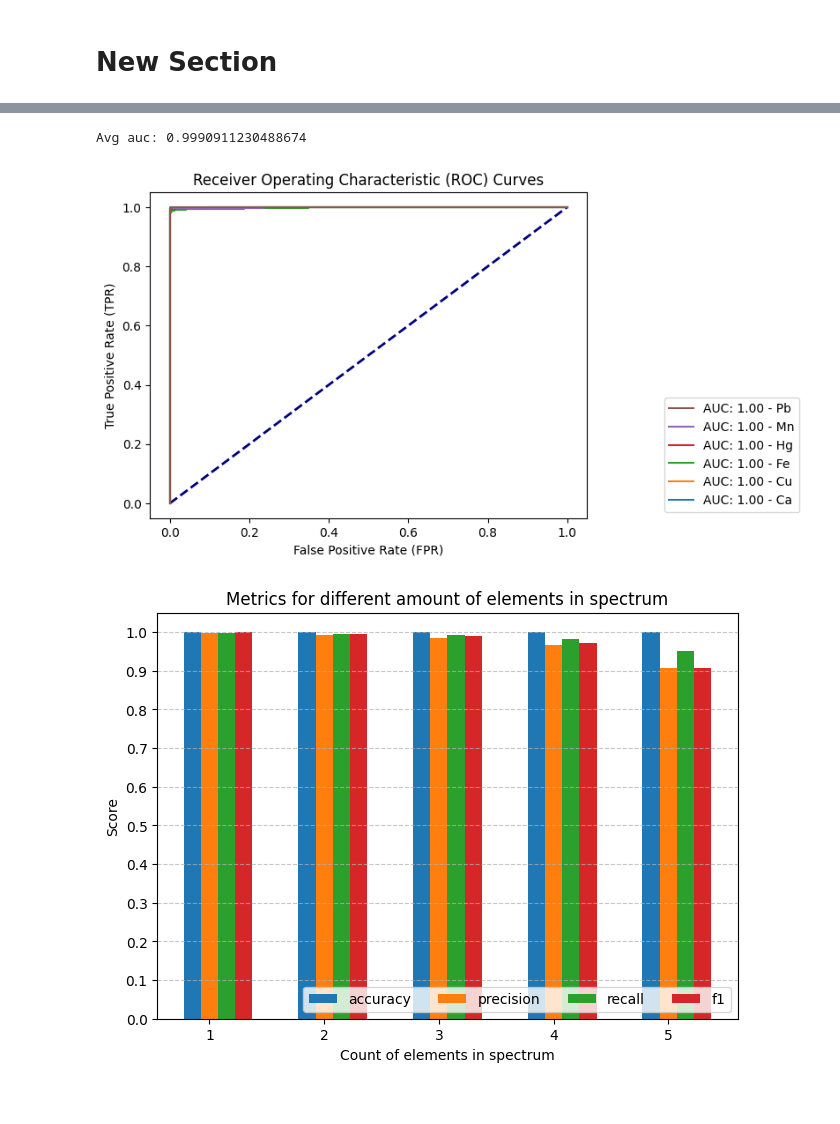
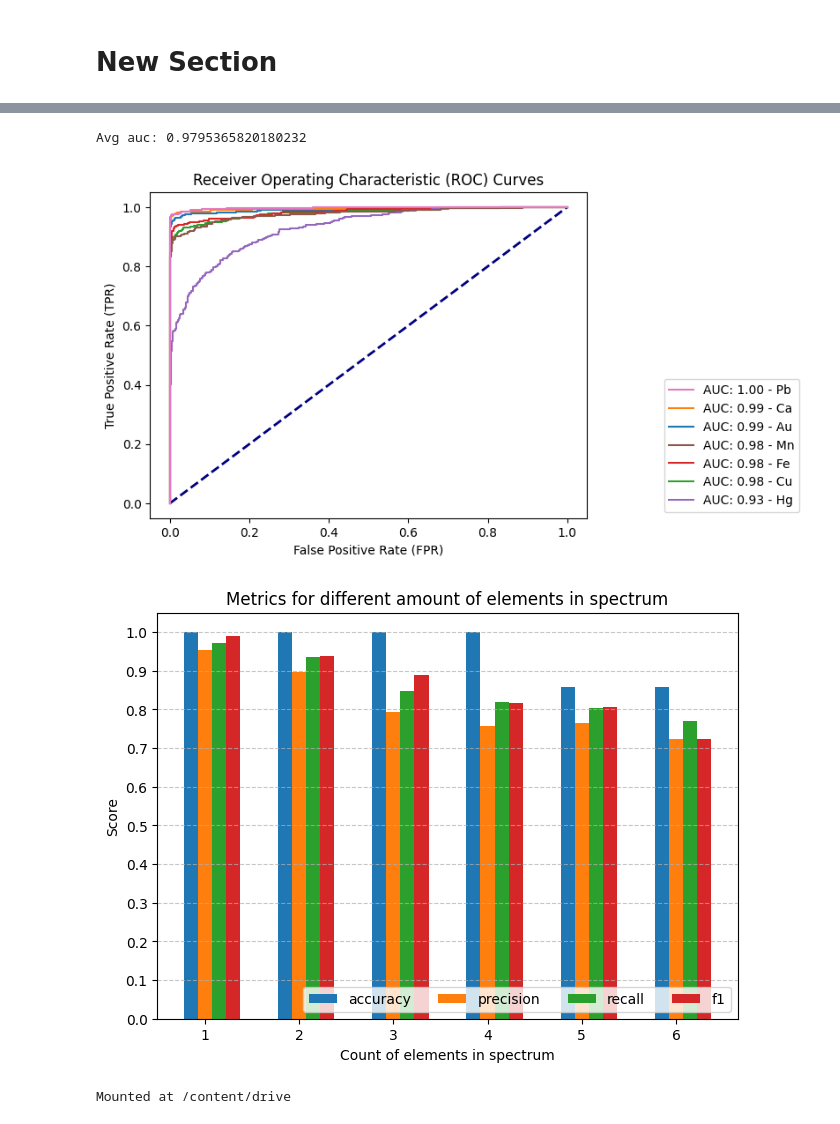
Before and after one commit to erzar0/masters-thesis, a Jupyter notebook: proof_of_concept_dev.ipynb, the cells around one changed output, grey strips where cells are left out. Cells and saved outputs as stored; diff of their text form; code cells hidden in the pictures.

```diff
--- a/proof_of_concept_dev.ipynb
+++ b/proof_of_concept_dev.ipynb
@@ -543,0 +590,13 @@ torch.Size([128, 6])
+# %%
+BATCH_SIZE = 16
+
+X_train, X_valid, y_train, y_valid = train_test_split(X, y, train_size=0.9, shuffle=True)
+train_loader = EvaluationUtils.create_dataloader(X_train, y_train, DEVICE, batch_size=BATCH_SIZE, shuffle=True)
+valid_loader = EvaluationUtils.create_dataloader(X_valid, y_valid, DEVICE, batch_size=BATCH_SIZE, shuffle=True)
+
+for X_batch, y_batch in train_loader:
+    plt.plot(X_batch[0, 0, 6].cpu().detach().numpy())
+    plt.plot(X_batch[0, 1, 6].cpu().detach().numpy())
+    print(X_batch.shape)
+    print(y_batch.shape)
+    break
@@ -655,7 +768,9 @@ class PhysicsInformedLoss(nn.Module):
         zero_tensor = torch.zeros_like(X).to(self.device)
 
         predicted_element_percentages = self.softmax(y_pred)
-        artificial_spectra = torch.stack([TrainDataGeneratorTorch.generate_sample(energy_range=torch.linspace(TrainDataGenerator.MIN_ENERGY, TrainDataGenerator.MAX_ENERGY, TrainDataGenerator.CHANNELS_COUNT), selected_elements=ElementLines.NUM2SYMBOL, element_percentages=input.clone(), mu_err_global=0, mu_max_err=0, sigma_max_err=0, scale_sigma=1, set_percentages=False, cache_element_samples=True) for input in predicted_element_percentages], dim=0)
+        artificial_spectra = torch.stack([TrainDataGeneratorTorch.generate_sample(energy_range=torch.linspace(TrainDataGenerator.MIN_ENERGY, TrainDataGenerator.MAX_ENERGY, TrainDataGenerator.CHANNELS_COUNT)
+        , selected_elements=ElementLines.NUM2SYMBOL
+                                                                                  , element_percentages=input, mu_err_global=0, mu_max_err=0, sigma_max_err=0, scale_sigma=1, set_percentages=False, cache_element_samples=True) for input in predicted_element_percentages], dim=0)
         spectra_diff = X - artificial_spectra
 
         bce_input = self.sigmoid(y_pred)
@@ -669,7 +784,7 @@ class PhysicsInformedLoss(nn.Module):
         bce = self.bce_loss(bce_input, y)
         return  self.bce_weight * bce + self.mse_weight * mse
 # %%
-EPOCHS = 5
+EPOCHS = 1
 optimizer = optim.Adam(model.parameters(), lr=0.001)
 # criterion = nn.BCEWithLogitsLoss()
 # criterion = nn.BCELoss()
@@ -699,17 +814,18 @@ train epoch avg loss: 0.06
 valid loss: 0.06
 <All keys matched successfully>
 # %%
+model.load_state_dict(torch.load('new_model.pt'))
 MODEL_NAME = "new_model"
 torch.save(model.state_dict(), f"./{MODEL_NAME}.pt")
 
-print("loss: %.2f" % best_loss)
+# print("loss: %.2f" % best_loss)
 
-plt.grid(True)
-plt.xlabel("epoch")
-plt.ylabel("loss")
-plt.xticks(range(len(train_history)))
-plt.title(f"{MODEL_NAME} loss")
-plt.plot(train_history, label="train avg loss")
-plt.plot(valid_history, label="valid loss")
-plt.legend()
-plt.savefig(f"{MODEL_NAME}_loss.svg")
+# plt.grid(True)
+# plt.xlabel("epoch")
+# plt.ylabel("loss")
+# plt.xticks(range(len(train_history)))
+# plt.title(f"{MODEL_NAME} loss")
+# plt.plot(train_history, label="train avg loss")
+# plt.plot(valid_history, label="valid loss")
+# plt.legend()
+# plt.savefig(f"{MODEL_NAME}_loss.svg")
@@ -719,34 +832,39 @@ loss: 0.06
 # %%
-EvaluationUtils.calculate_roc(EvaluationUtils.get_test_dataloader(5, device=DEVICE, use_max=False))
+EvaluationUtils.calculate_roc(EvaluationUtils.get_test_dataloader(5, samples=1000, device=DEVICE, use_max=False))
 # %% [output]
-Avg auc: 0.9990911230488674
+Avg auc: 0.9795365820180232
-[figure, old version]
+[figure, new version]
 # %%
-test_loaders = [EvaluationUtils.get_test_dataloader(i, device=DEVICE, samples=2000, use_max=True) for i in range(1, 6)]
+test_loaders = [EvaluationUtils.get_test_dataloader(i, device=DEVICE, samples=100 // num_classes, use_max=True) for i in range(1, num_classes)]
 accuracy_precision_recall_f1s = [EvaluationUtils.calculate_accuracy_precision_recall_f1(model, test_loader) for test_loader in test_loaders]
 
 accuracy, precisions, recals, f1s = list(zip(*accuracy_precision_recall_f1s))
 
 element_counts  = list(range(1, len(ElementLines.ELEMENT_LINES.keys())))
 fig, ax = plt.subplots(constrained_layout='constrained')
 ax.grid(axis='y', linestyle='--', alpha=0.7)
 
 stats_dict = {"accuracy": accuracy, "precision": precisions, "recall": recals, "f1": f1s}
 
 width = 0.15  # the width of the bars
 multiplier = 0
 x = np.arange(len(element_counts))
 for attribute, measurement in stats_dict.items():
     offset = width * multiplier
     rects = ax.bar(x + offset, measurement, width, label=attribute)
     multiplier += 1
 
 ax.set_ylabel('Score')
 ax.set_xlabel('Count of elements in spectrum')
 ax.set_title('Metrics for different amount of elements in spectrum')
 ax.set_xticks(x + width, element_counts)
 ax.set_yticks(np.linspace(0, 1, 11))
 ax.legend(loc='lower right', ncols=4)
 plt.savefig("vit_equal_classes_scores.svg")
 # %% [output]
-[figure, old version]
+[figure, new version]
+# %%
+from google.colab import drive
+drive.mount('/content/drive')
+# %% [output]
+Mounted at /content/drive
```
Also changed, not shown: parts of 12 cells of this notebook.
